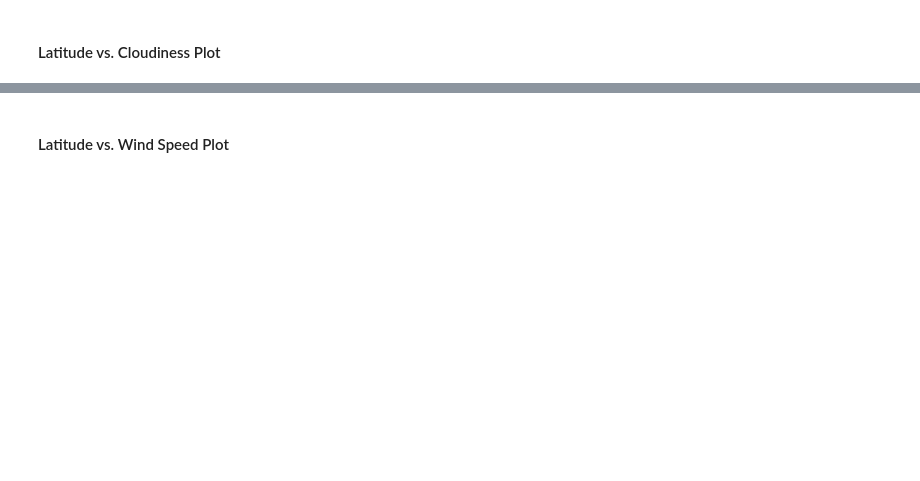
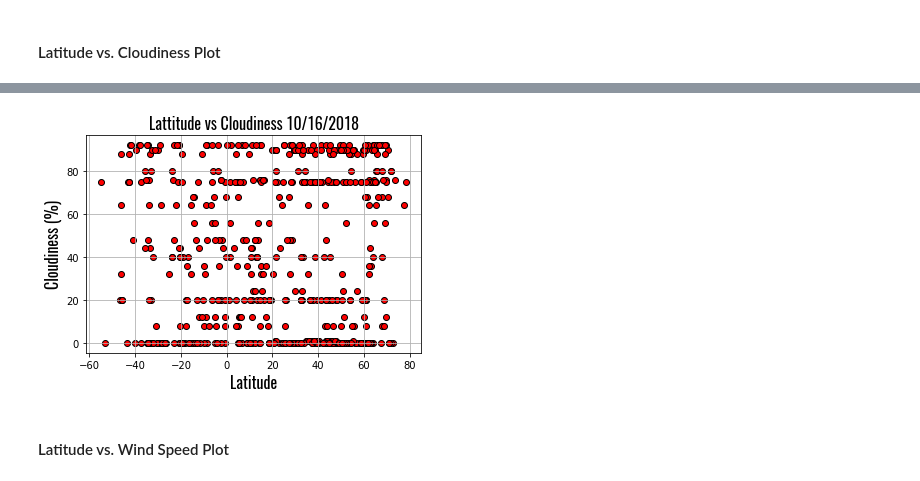
Before and after one commit to codistryNhan/python-apis, a Jupyter notebook: openWeatherMapAPI/WeatherPy.ipynb, the cells around one changed output, grey strips where cells are left out. Cells and saved outputs as stored; diff of their text form; code cells hidden in the pictures; blank space fills up the shorter version.

```diff
--- a/openWeatherMapAPI/WeatherPy.ipynb
+++ b/openWeatherMapAPI/WeatherPy.ipynb
@@ -197,2 +167,15 @@ TypeError: 'str' object is not callable
+# %%
+city_cloud = cities_df['Cloudiness']
+
+plt.scatter(city_lat, city_cloud, edgecolor='black', color="red")
+plt.xlabel('Latitude', fontname="Oswald", fontsize = 16)
+plt.ylabel("Cloudiness (%)", fontname="Oswald", fontsize = 16)
+plt.title("Lattitude vs Cloudiness " + date, fontname="Oswald", fontsize = 16)
+plt.grid(True)
+
+#Save fig
+plt.savefig("output_data/Fig1.png")
+# %% [output]
+[figure, added]
 # %% [markdown]
 #### Latitude vs. Wind Speed Plot
```
Also changed, not shown: parts of 12 cells of this notebook, 4 other files.
